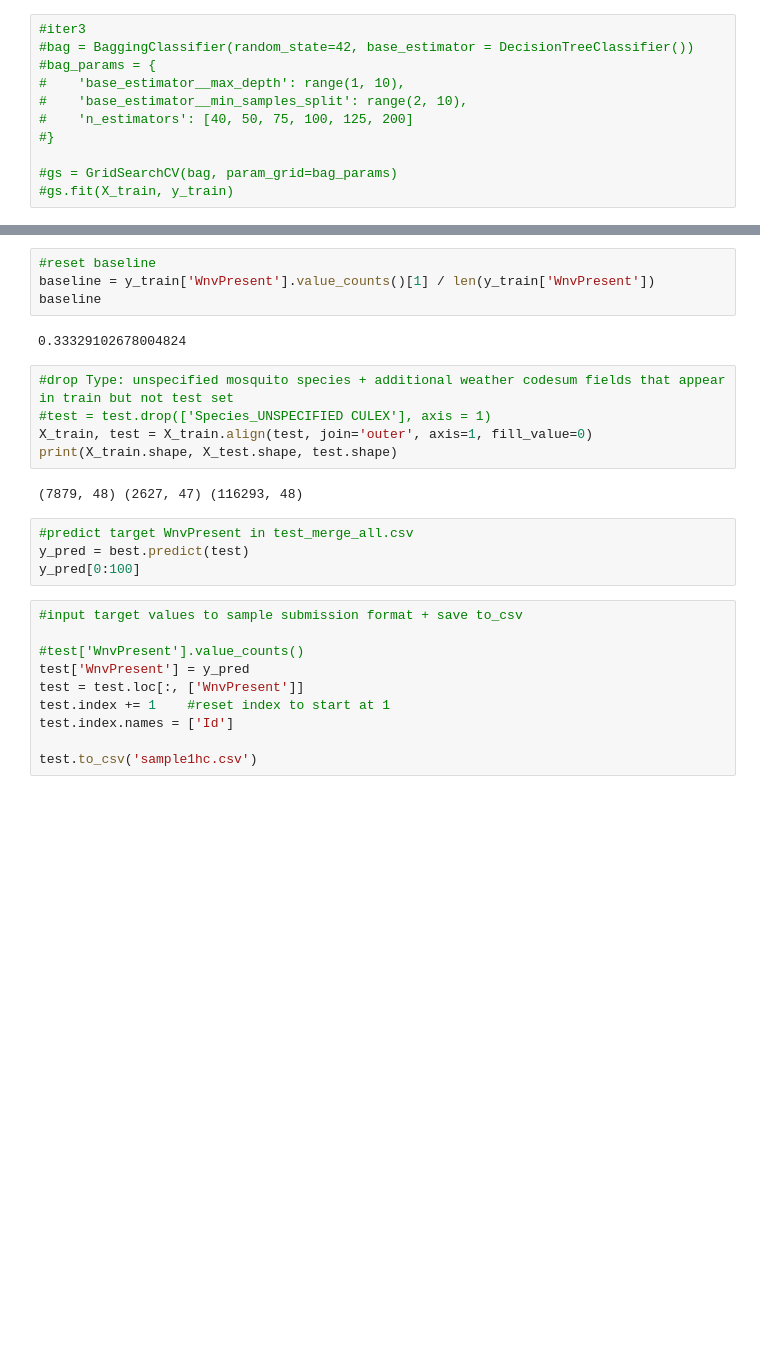
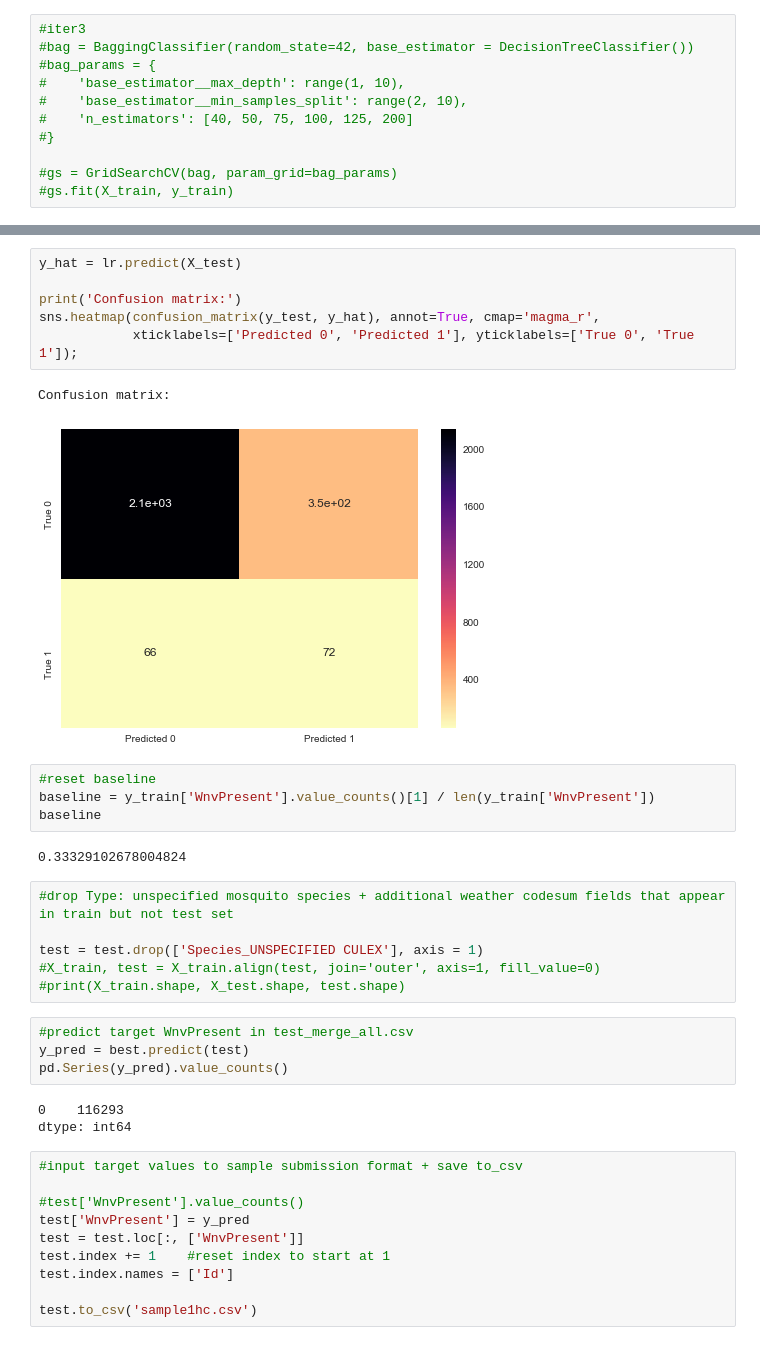
Before and after one commit to helencai62/CDC_WNV_project, a Jupyter notebook: Model_DecisionTree.ipynb, the cells around one changed output, grey strips where cells are left out. Drawn from its saved outputs; the diff is of its cells as text; blank space fills up the shorter version.

```diff
--- a/Model_DecisionTree.ipynb
+++ b/Model_DecisionTree.ipynb
@@ -369,3 +407,12 @@ test: acc: 0.8382185001903312 roc_auc_score: 0.6853299445094648
+# %%
+y_hat = lr.predict(X_test)
+
+print('Confusion matrix:')
+sns.heatmap(confusion_matrix(y_test, y_hat), annot=True, cmap='magma_r',
+            xticklabels=['Predicted 0', 'Predicted 1'], yticklabels=['True 0', 'True 1']);
+# %% [output]
+Confusion matrix:
+[figure, added]
 # %%
 #reset baseline
 baseline = y_train['WnvPresent'].value_counts()[1] / len(y_train['WnvPresent'])
@@ -374,15 +421,17 @@ baseline
 0.33329102678004824
 # %%
 #drop Type: unspecified mosquito species + additional weather codesum fields that appear in train but not test set
-#test = test.drop(['Species_UNSPECIFIED CULEX'], axis = 1)
-X_train, test = X_train.align(test, join='outer', axis=1, fill_value=0)
-print(X_train.shape, X_test.shape, test.shape)
+
+test = test.drop(['Species_UNSPECIFIED CULEX'], axis = 1)
+#X_train, test = X_train.align(test, join='outer', axis=1, fill_value=0)
+#print(X_train.shape, X_test.shape, test.shape)
-# %% [output]
-(7879, 48) (2627, 47) (116293, 48)
 # %%
 #predict target WnvPresent in test_merge_all.csv
 y_pred = best.predict(test)
-y_pred[0:100]
+pd.Series(y_pred).value_counts()
+# %% [output]
+0    116293
+dtype: int64
 # %%
 #input target values to sample submission format + save to_csv
 
```
Also changed, not shown: parts of 13 cells of this notebook, 1 other file.
